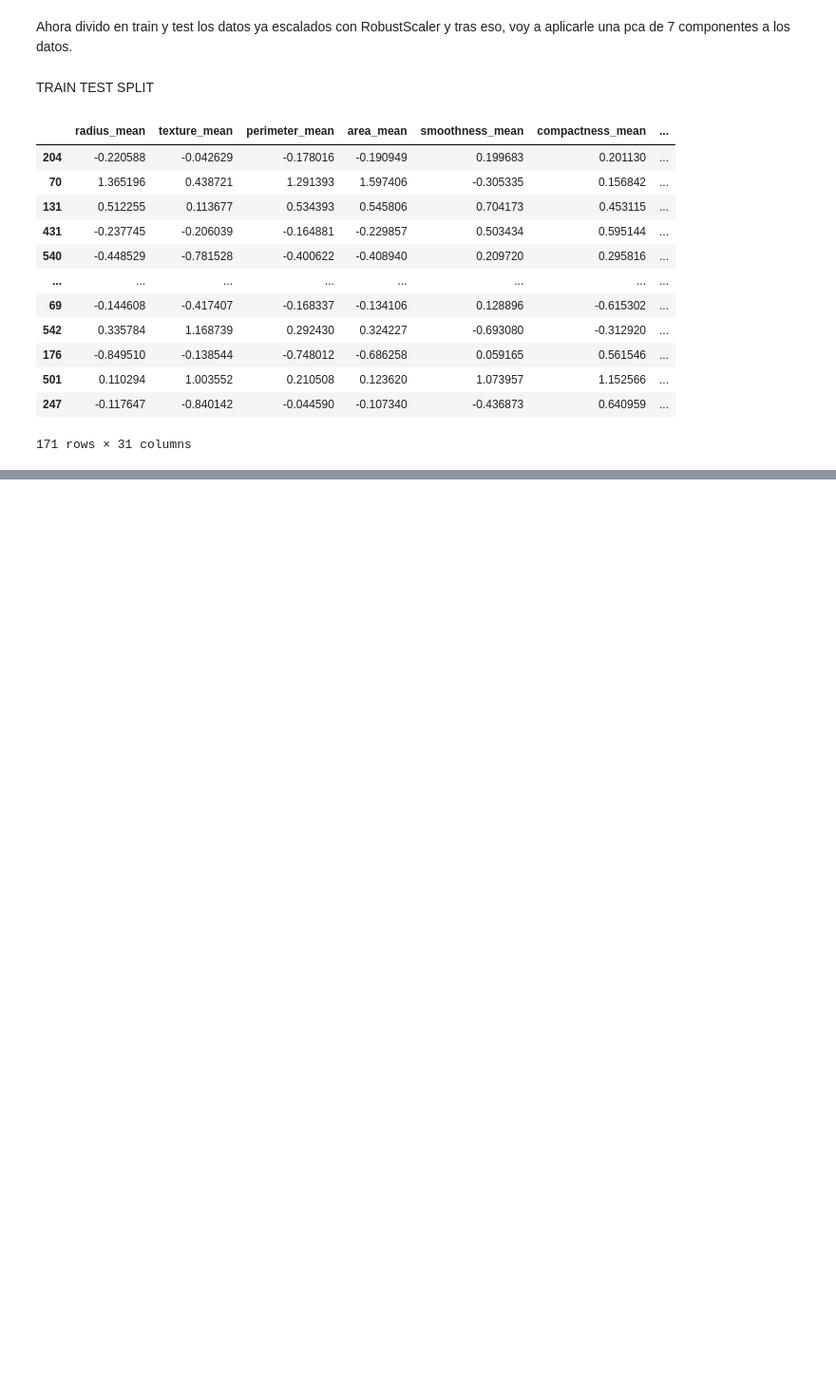
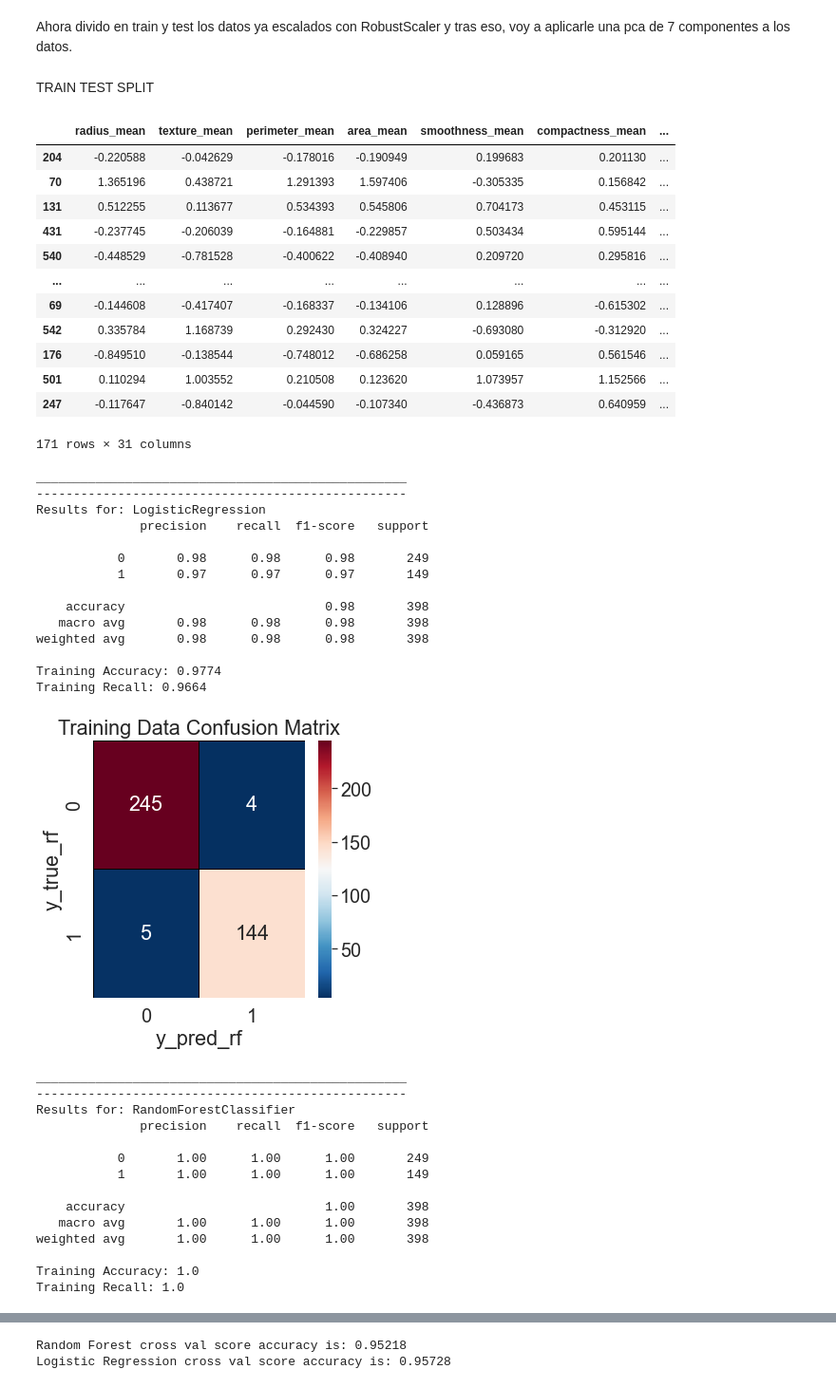
Before and after one commit to cramersito/TFM, a Jupyter notebook: tfm.ipynb, the cells around one changed output, grey strips where cells are left out. Shown: that part at 95% size. Cells and saved outputs as stored; diff of their text form; code cells hidden in the pictures; blank space fills up the shorter version.

```diff
--- a/tfm.ipynb
+++ b/tfm.ipynb
@@ -362,3 +362,31 @@ pca_columns = ['PCA_1', 'PCA_2', 'PCA_3', 'PCA_4', 'PCA_5', 'PCA_6', 'PCA_7']
 x_train_pca = pd.DataFrame(pca7.fit_transform(x_train), columns = pca_columns)
 # %%
 x_test_pca = pd.DataFrame(pca7.fit_transform(x_test), columns = pca_columns)
+# %%
+def classification_results(x_dat,y_true,y_pred,mod,title=None,results_out= False):
+
+#   print("Results for {}:".format(method.__name__))
+    if title != None:
+        print("Results for:",title)
+    print(classification_report(y_true, y_pred))
+    print("Training Accuracy:",
+          round(classification_report(y_true, y_pred, output_dict=True)['accuracy'],4))
+    print("Training Recall:",
+          round(classification_report(y_true, y_pred, output_dict=True)['1']['recall'],4))
+
+
+    #print confusion matrix
+    sns.set_palette("Paired")
+    y_pred_rf = y_pred
+    y_true_rf = y_true
+    cm = confusion_matrix(y_true_rf, y_pred_rf)
+    f, ax = plt.subplots(figsize =(5,5))
+    sns.heatmap(cm,annot = True,linewidths=0.5,linecolor="black",
+                cmap="RdBu_r",fmt = ".0f",ax=ax)
+    plt.xlabel("y_pred_rf")
+    plt.ylabel("y_true_rf")
+    plt.title('Training Data Confusion Matrix')
+    plt.show()
+
+    if results_out== True:
+        return classification_report(y_true, y_pred, output_dict=True)
@@ -364,0 +462,38 @@ x_test_pca = pd.DataFrame(pca7.fit_transform(x_test), columns = pca_columns)
+# %%
+classifiers = [LogisticRegression,
+              RandomForestClassifier]
+
+for cls in classifiers:
+    print('_' * 50)
+    print('-' * 50)
+    classification(cls,x_train_pca,y_train)
+# %% [output]
+__________________________________________________
+--------------------------------------------------
+Results for: LogisticRegression
+              precision    recall  f1-score   support
+
+           0       0.98      0.98      0.98       249
+           1       0.97      0.97      0.97       149
+
+    accuracy                           0.98       398
+   macro avg       0.98      0.98      0.98       398
+weighted avg       0.98      0.98      0.98       398
+
+Training Accuracy: 0.9774
+Training Recall: 0.9664
+[figure, added]
+__________________________________________________
+--------------------------------------------------
+Results for: RandomForestClassifier
+              precision    recall  f1-score   support
+
+           0       1.00      1.00      1.00       249
+           1       1.00      1.00      1.00       149
+
+    accuracy                           1.00       398
+   macro avg       1.00      1.00      1.00       398
+weighted avg       1.00      1.00      1.00       398
+
+Training Accuracy: 1.0
+Training Recall: 1.0
@@ -364,0 +507,9 @@ x_test_pca = pd.DataFrame(pca7.fit_transform(x_test), columns = pca_columns)
+# %%
+print("Random Forest cross val score accuracy is:",
+      np.mean(cross_val_score(RFmod, x_train_pca, y_train, cv = 5)).round(5))
+
+print("Logistic Regression cross val score accuracy is:",
+      np.mean(cross_val_score(Logmod, x_train_pca, y_train, cv = 5)).round(5))
+# %% [output]
+Random Forest cross val score accuracy is: 0.95218
+Logistic Regression cross val score accuracy is: 0.95728
```
Also changed, not shown: parts of 8 cells of this notebook.
